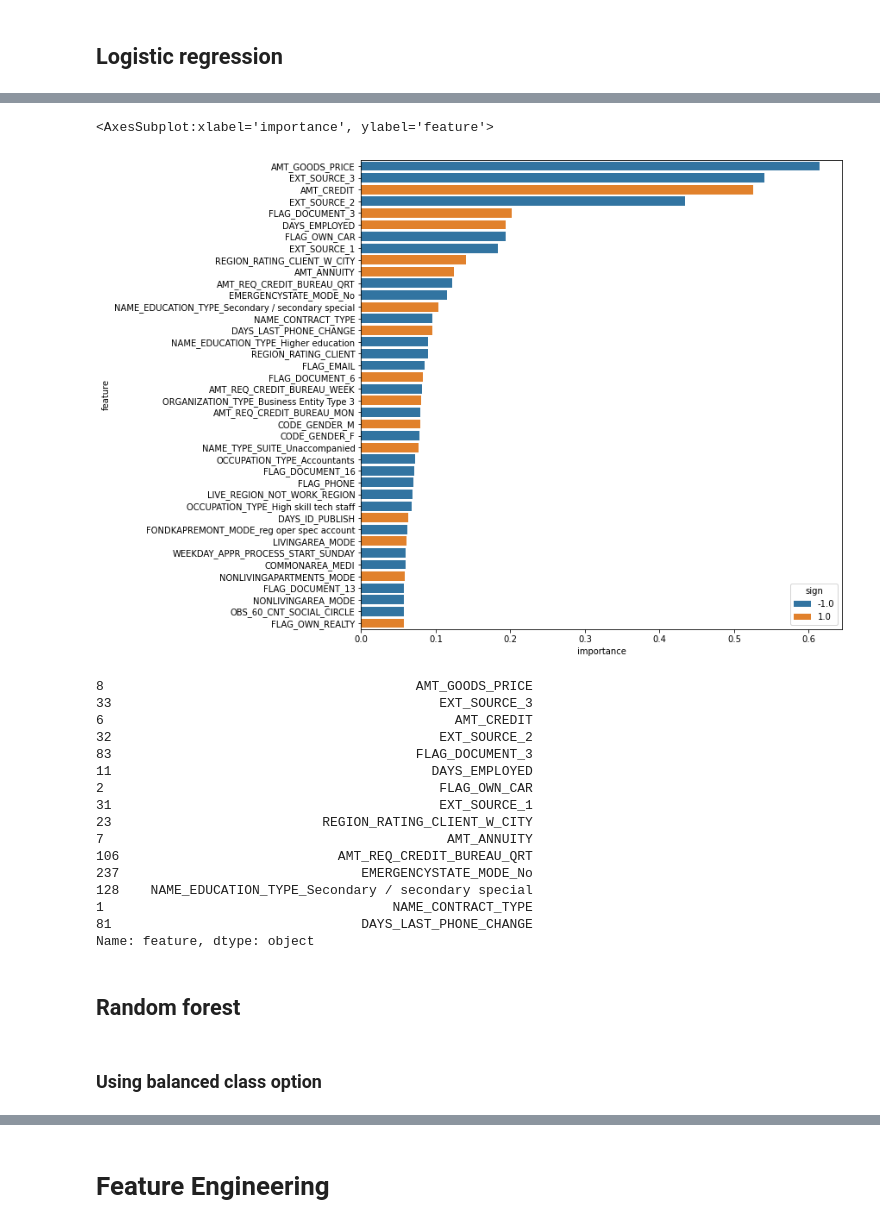
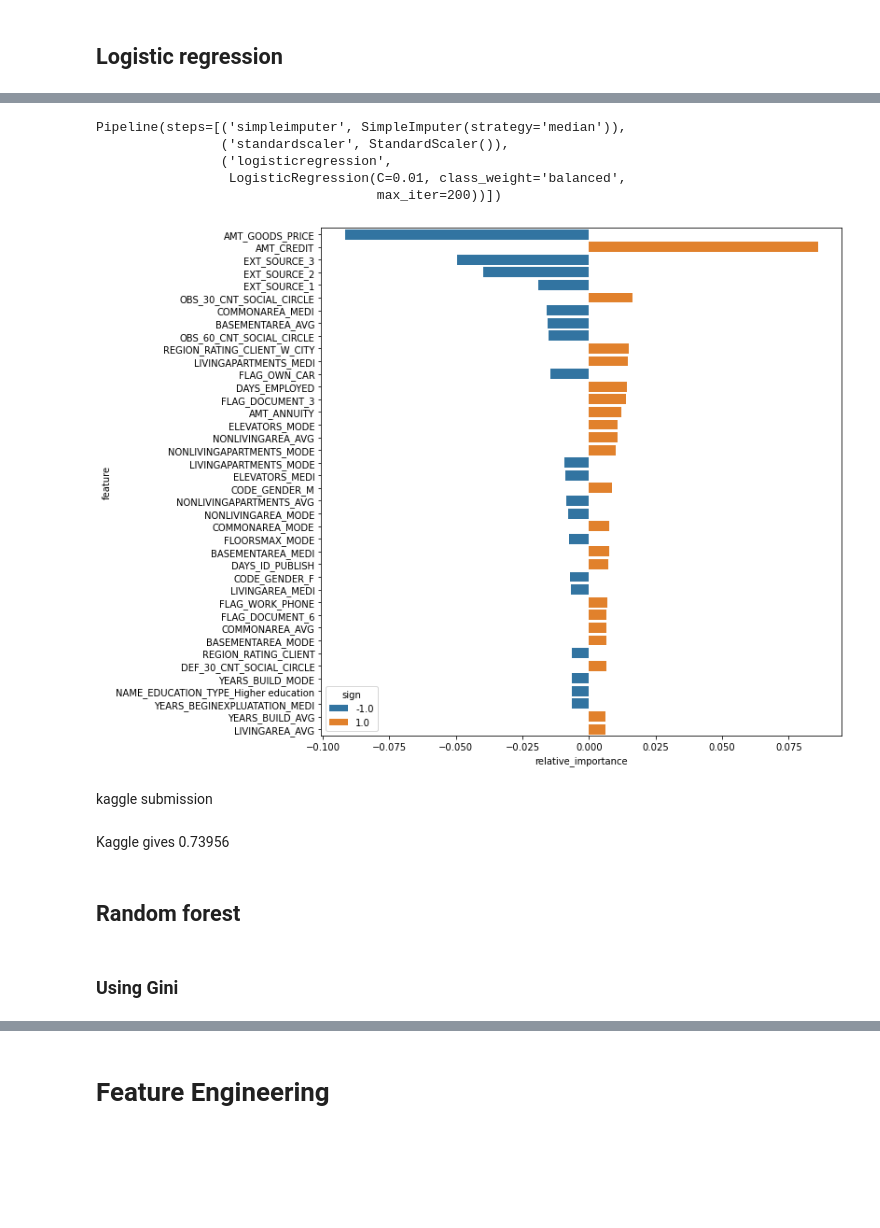
Before and after one commit to yhereng/OpenClassrooms, a Jupyter notebook: OC-P4/Projet 4 - Construisez un modèle de scoring.ipynb, the cells around one changed output, grey strips where cells are left out. Drawn from its saved outputs; the diff is of its cells as text; code cells hidden in the pictures; blank space fills up the shorter version.

```diff
--- a/OC-P4/Projet 4 - Construisez un modèle de scoring.ipynb
+++ b/OC-P4/Projet 4 - Construisez un modèle de scoring.ipynb
@@ -589,30 +512,2 @@ plt.show()
-# %%
-lg_coef=pd.DataFrame(lg.coef_.reshape(240,),columns=['coeff'])
-lg_coef['importance']=np.abs(lg_coef['coeff'])
-lg_coef['sign']=np.sign(lg_coef['coeff'])
-lg_coef['feature']=app_test.columns
-lg_coef = lg_coef.sort_values(by='importance',ascending=False).head(40)
-plt.figure(figsize=(10,10))
-sns.barplot(data=lg_coef,x ='importance',y='feature',hue='sign',dodge=False)
-# %% [output]
-<AxesSubplot:xlabel='importance', ylabel='feature'>
-[figure, removed]
-# %%
-lg_coef['feature'][0:15]
-# %% [output]
-8                                        AMT_GOODS_PRICE
-33                                          EXT_SOURCE_3
-6                                             AMT_CREDIT
-32                                          EXT_SOURCE_2
-83                                       FLAG_DOCUMENT_3
-11                                         DAYS_EMPLOYED
-2                                           FLAG_OWN_CAR
-31                                          EXT_SOURCE_1
-23                           REGION_RATING_CLIENT_W_CITY
-7                                            AMT_ANNUITY
-106                            AMT_REQ_CREDIT_BUREAU_QRT
-237                               EMERGENCYSTATE_MODE_No
-128    NAME_EDUCATION_TYPE_Secondary / secondary special
-1                                     NAME_CONTRACT_TYPE
-81                                DAYS_LAST_PHONE_CHANGE
-Name: feature, dtype: object
+# %%
+lr_bal = LogisticRegression(C = 0.01, max_iter = 200, class_weight = 'balanced')
@@ -618,0 +516,14 @@ Name: feature, dtype: object
+# %%
+pipeline_lr.fit(X_train,y_train)
+# %% [output]
+Pipeline(steps=[('simpleimputer', SimpleImputer(strategy='median')),
+                ('standardscaler', StandardScaler()),
+                ('logisticregression',
+                 LogisticRegression(C=0.01, class_weight='balanced',
+                                    max_iter=200))])
+# %%
+feature_importance['lg_bal'] = features_importance_lg(lr_bal,features,plot=True)
+# %% [output]
+[figure, added]
+# %% [markdown]
+kaggle submission
@@ -619,4 +532,6 @@ Name: feature, dtype: object
+# %% [markdown]
+Kaggle gives 0.73956
 # %% [markdown]
 ## Random forest
 # %% [markdown]
-### Using balanced class option
+### Using Gini
```
Also changed, not shown: parts of 273 cells of this notebook, 1 other file.
